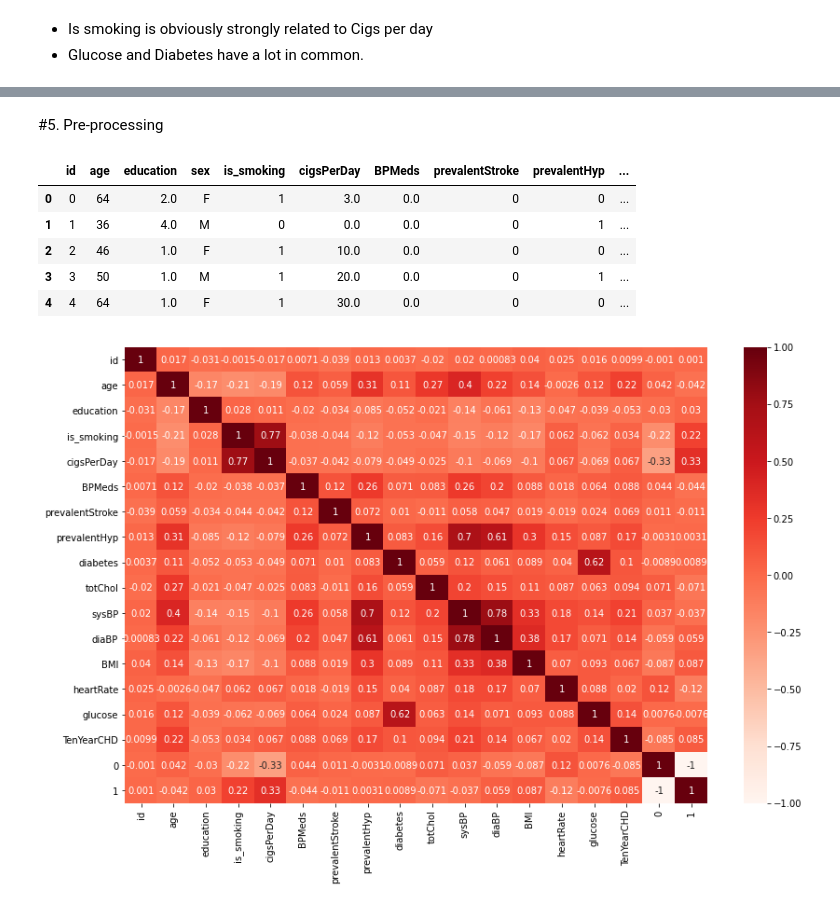
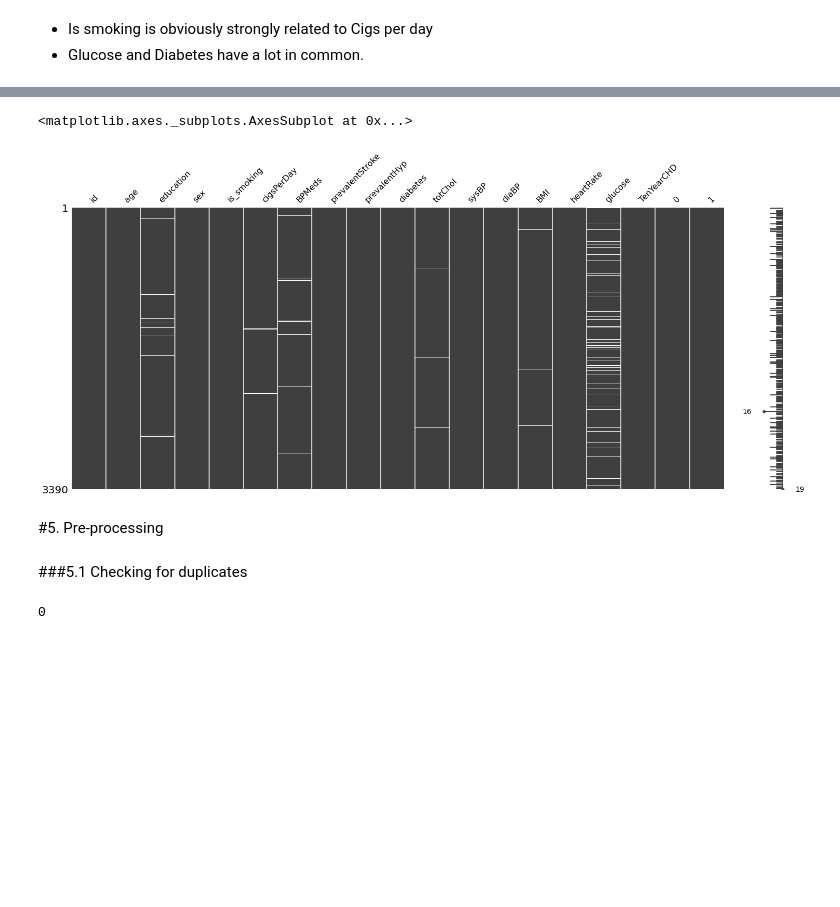
Before and after one commit to estoymukundjha/Cardiovascular-Risk-Pediction, a Jupyter notebook: Cardiovascular_Risk_Pediction.ipynb, the cells around one changed output, grey strips where cells are left out. Saved outputs shown, nothing was run; the diff lists cells and outputs as text; code cells hidden in the pictures; blank space fills up the shorter version.

```diff
--- a/Cardiovascular_Risk_Pediction.ipynb
+++ b/Cardiovascular_Risk_Pediction.ipynb
@@ -182,23 +245,15 @@ plt.show()
+# %%
+import missingno as msno
+msno.matrix(df)
+# %% [output]
+<matplotlib.axes._subplots.AxesSubplot at 0x...>
+[figure, added]
 # %% [markdown]
 #5. Pre-processing
-# %%
-df['is_smoking'] = df['is_smoking'].map(dict(YES=1, NO=0))
-encoder = OneHotEncoder(handle_unknown='ignore')
-enc_df = pd.DataFrame(encoder.fit_transform(df[["sex"]]).toarray())
-df = df.join(enc_df)
-df.rename(columns={0:"Male",1:"Female"})
-df.head()
-# %% [output]
-|  | id | age | education | sex | is_smoking | cigsPerDay | BPMeds | prevalentStroke | prevalentHyp | ... |
-| 0 | 0 | 64 | 2.0 | F | 1 | 3.0 | 0.0 | 0 | 0 | ... |
-| 1 | 1 | 36 | 4.0 | M | 0 | 0.0 | 0.0 | 0 | 1 | ... |
-| 2 | 2 | 46 | 1.0 | F | 1 | 10.0 | 0.0 | 0 | 0 | ... |
-| 3 | 3 | 50 | 1.0 | M | 1 | 20.0 | 0.0 | 0 | 1 | ... |
-| 4 | 4 | 64 | 1.0 | F | 1 | 30.0 | 0.0 | 0 | 0 | ... |
-# %%
-plt.figure(figsize=(14,9))
-cor = df.corr()
-sns.heatmap(cor, annot=True, cmap=plt.cm.Reds)
-plt.show()
-# %% [output]
-[figure, removed]
+# %% [markdown]
+###5.1 Checking for duplicates
+# %%
+duplicates = df.duplicated().sum()
+print(duplicates)
+# %% [output]
+0
```
Also changed, not shown: parts of 21 cells of this notebook.
